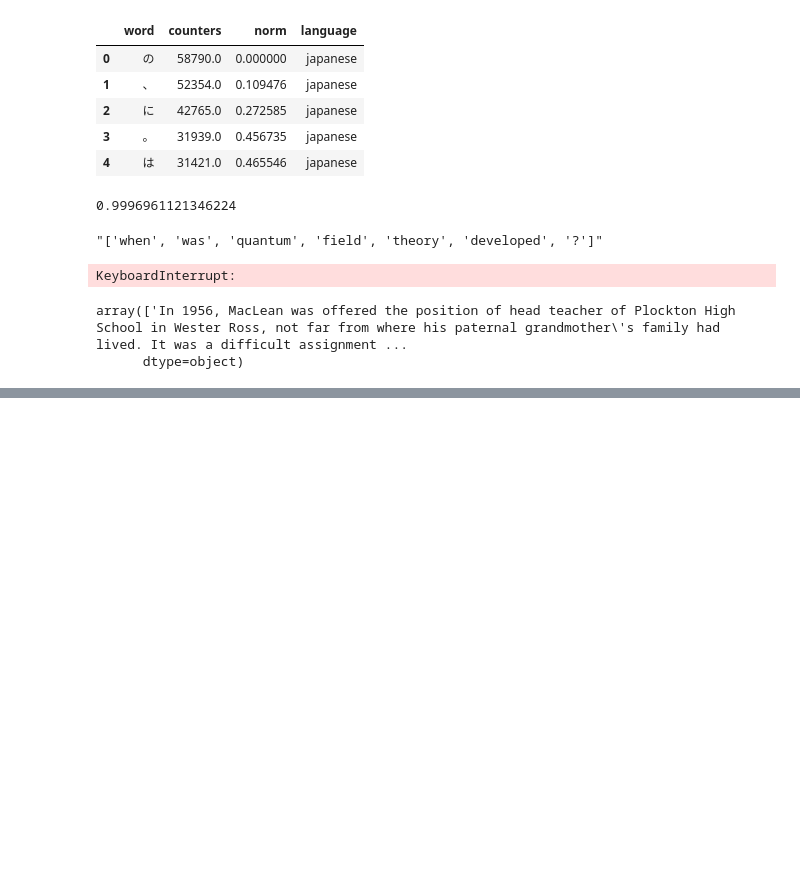
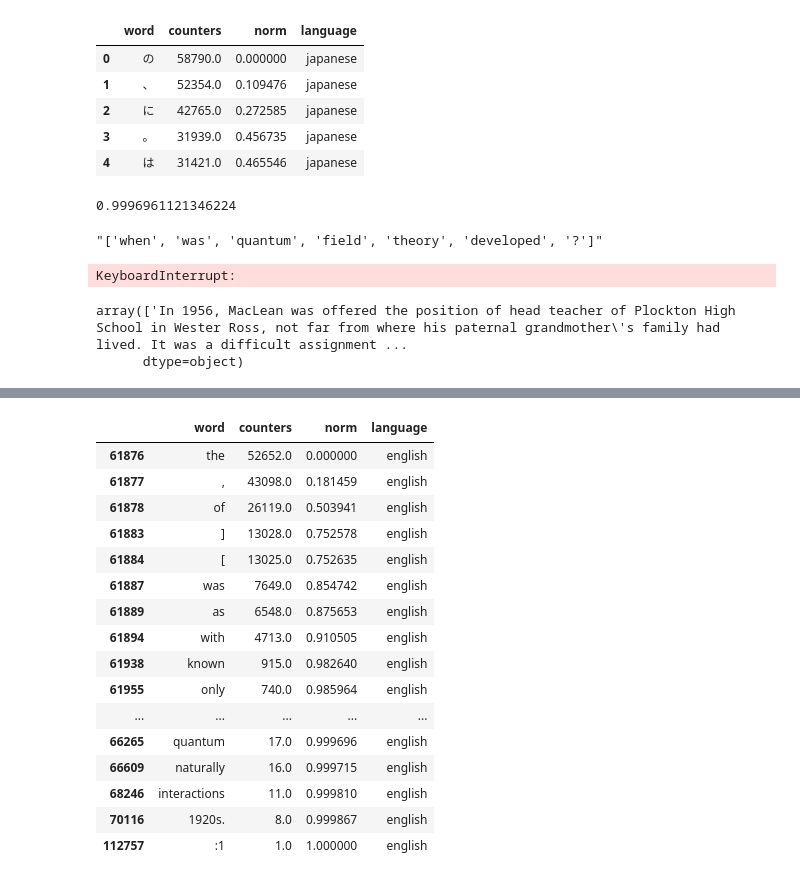
Before and after one commit to hrobjarturh/nlptasks, a Jupyter notebook: notebooks/subtask1-2.ipynb, the cells around one changed output, grey strips where cells are left out. Cells and saved outputs as stored; diff of their text form; code cells hidden in the pictures; blank space fills up the shorter version.

```diff
--- a/notebooks/subtask1-2.ipynb
+++ b/notebooks/subtask1-2.ipynb
@@ -86,0 +395,2 @@ df
+# %%
+eng_word_count = word_count.loc[word_count['language']=='english']
@@ -86,0 +408,20 @@ df
+# %%
+eng_word_count.loc[eng_word_count['word'].isin(eval(dft_eng.document_plaintext_tokenized.values[0]))]
+# %% [output]
+|  | word | counters | norm | language |
+| 61876 | the | 52652.0 | 0.000000 | english |
+| 61877 | , | 43098.0 | 0.181459 | english |
+| 61878 | of | 26119.0 | 0.503941 | english |
+| 61883 | ] | 13028.0 | 0.752578 | english |
+| 61884 | [ | 13025.0 | 0.752635 | english |
+| 61887 | was | 7649.0 | 0.854742 | english |
+| 61889 | as | 6548.0 | 0.875653 | english |
+| 61894 | with | 4713.0 | 0.910505 | english |
+| 61938 | known | 915.0 | 0.982640 | english |
+| 61955 | only | 740.0 | 0.985964 | english |
+| ... | ... | ... | ... | ... |
+| 66265 | quantum | 17.0 | 0.999696 | english |
+| 66609 | naturally | 16.0 | 0.999715 | english |
+| 68246 | interactions | 11.0 | 0.999810 | english |
+| 70116 | 1920s. | 8.0 | 0.999867 | english |
+| 112757 | :1 | 1.0 | 1.000000 | english |
```
Also changed, not shown: parts of 25 cells of this notebook, 2 other files.
